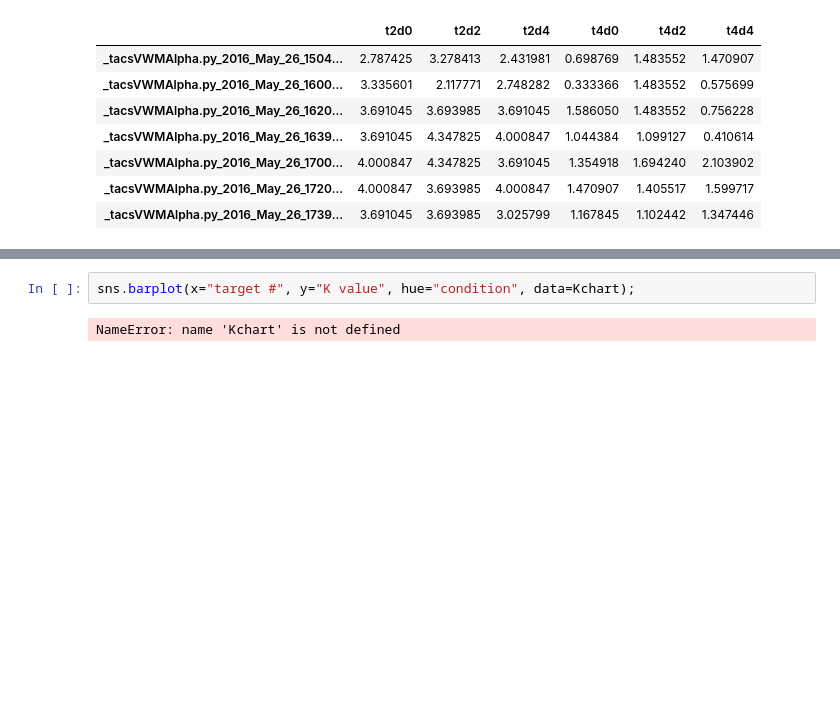
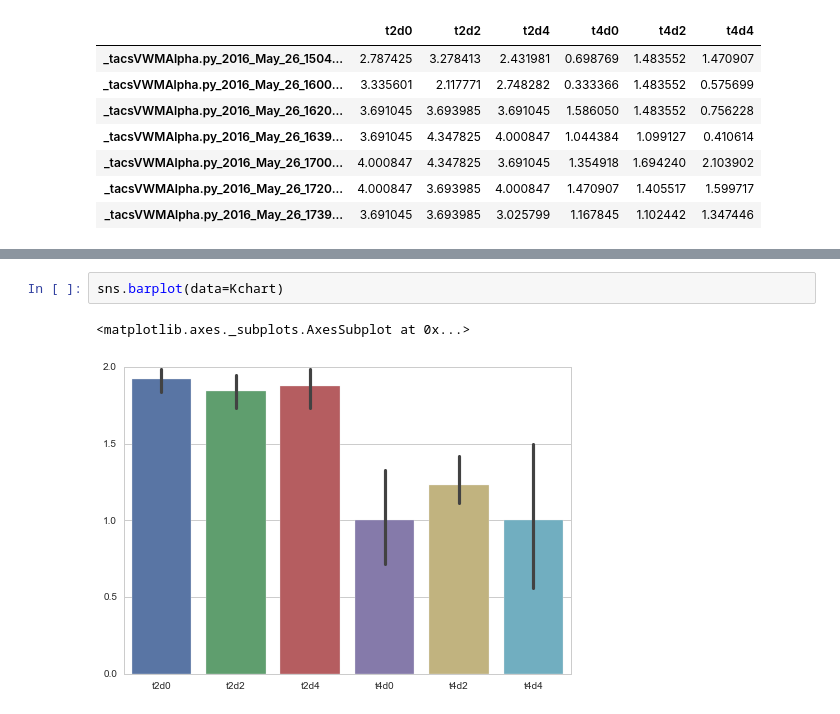
Before and after one commit to alexgonzl/tacs_vmw_alpha, a Jupyter notebook: dataVisualization.ipynb, the cells around one changed output, grey strips where cells are left out. Cells and saved outputs as stored; diff of their text form; blank space fills up the shorter version.

```diff
--- a/dataVisualization.ipynb
+++ b/dataVisualization.ipynb
@@ -305,6 +307,7 @@ dpMeanChart
 | t4d2 | 1.393140 |
 | t4d4 | 1.180645 |
 # %%
-sns.barplot(x="target #", y="K value", hue="condition", data=Kchart);
+sns.barplot(data=Kchart)
 # %% [output]
-NameError: name 'Kchart' is not defined
+<matplotlib.axes._subplots.AxesSubplot at 0x...>
+[figure, added]
```
Also changed, not shown: parts of 20 cells of this notebook.
